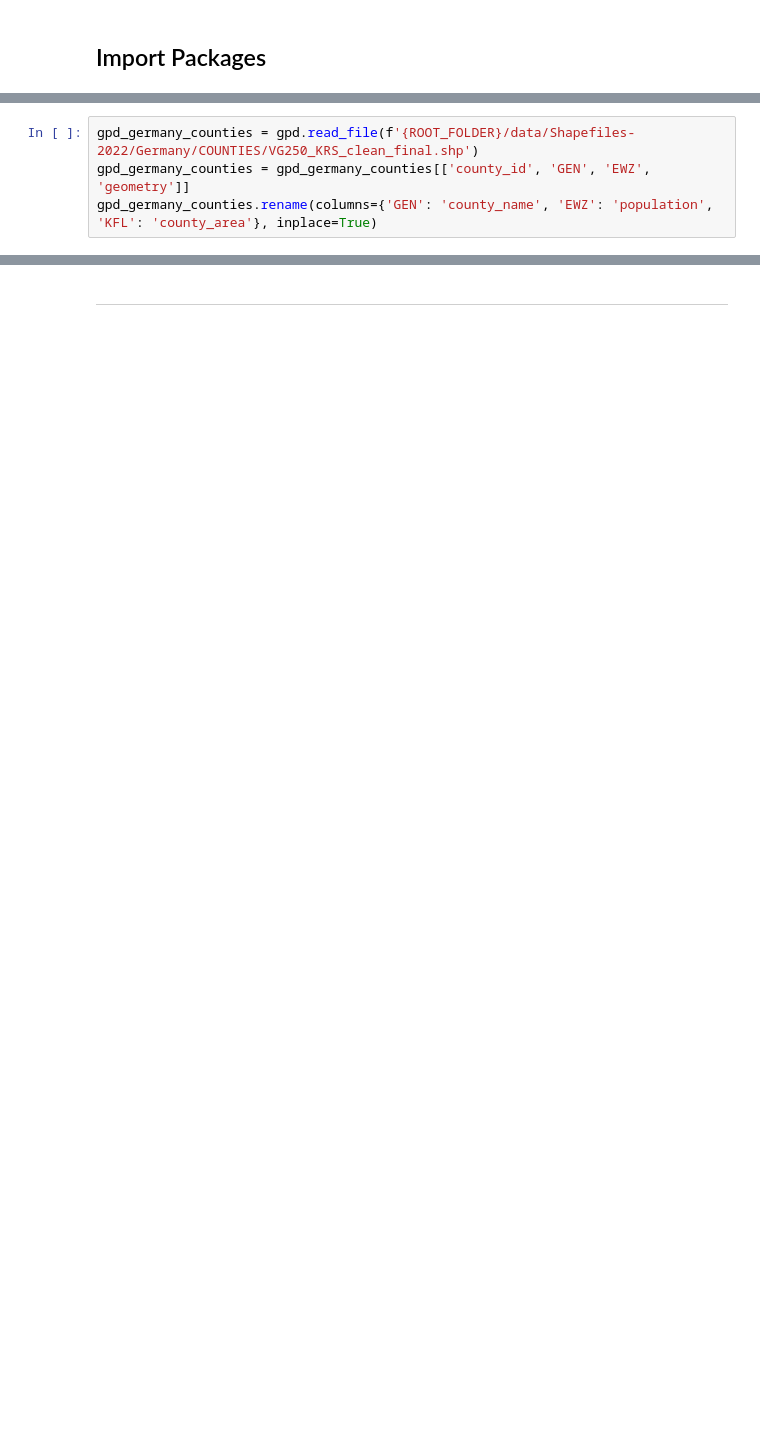
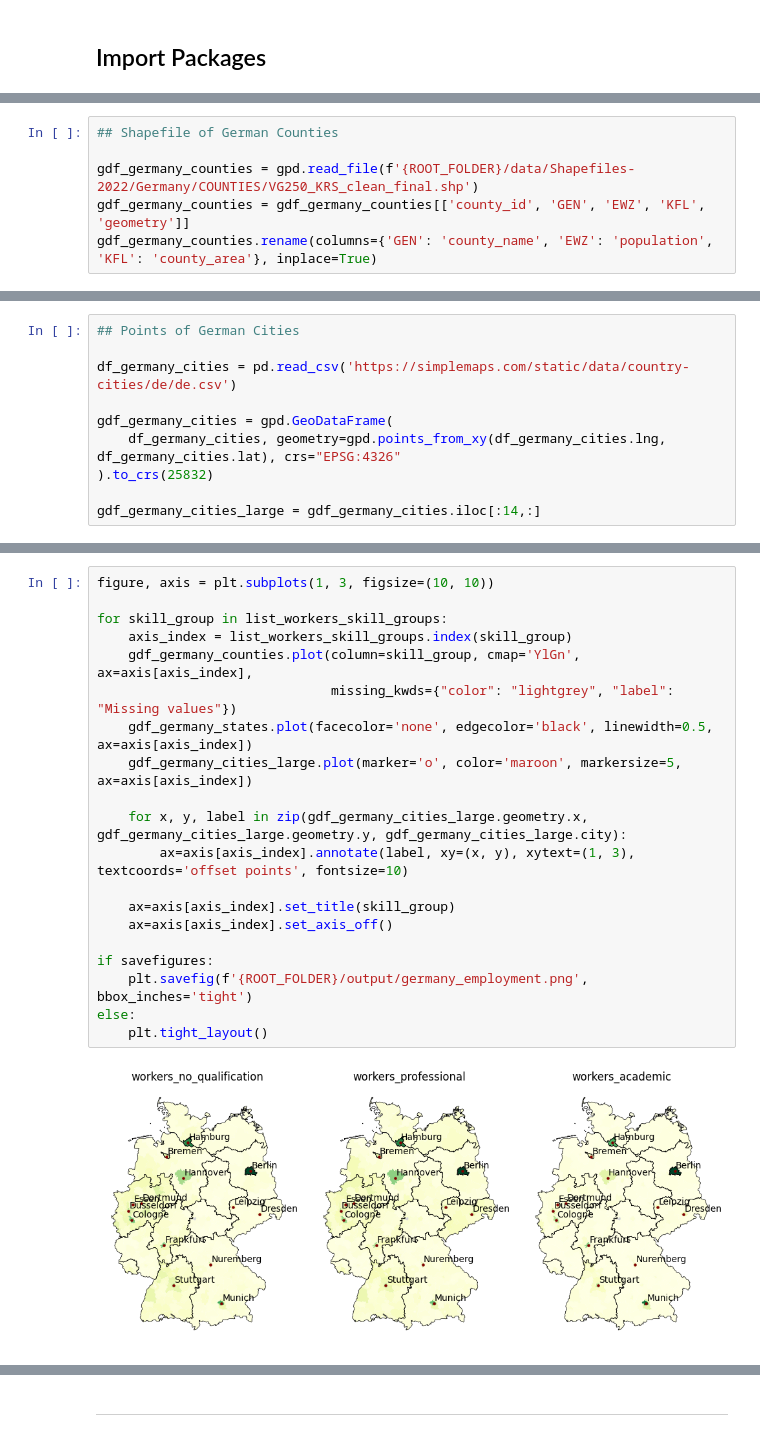
Before and after one commit to dbursy/qse_collaboration, a Jupyter notebook: notebooks/QSE_Tutorial_1_Group_2.ipynb, the cells around one changed output, grey strips where cells are left out. Drawn from its saved outputs; the diff is of its cells as text; blank space fills up the shorter version.

```diff
--- a/notebooks/QSE_Tutorial_1_Group_2.ipynb
+++ b/notebooks/QSE_Tutorial_1_Group_2.ipynb
@@ -66,4 +70,6 @@ Prepare wage and worker data at a county level (Kreise) from the Federal Employm
 # %%
-gpd_germany_counties = gpd.read_file(f'{ROOT_FOLDER}/data/Shapefiles-2022/Germany/COUNTIES/VG250_KRS_clean_final.shp')
-gpd_germany_counties = gpd_germany_counties[['county_id', 'GEN', 'EWZ', 'geometry']]
-gpd_germany_counties.rename(columns={'GEN': 'county_name', 'EWZ': 'population', 'KFL': 'county_area'}, inplace=True)
+## Shapefile of German Counties
+
+gdf_germany_counties = gpd.read_file(f'{ROOT_FOLDER}/data/Shapefiles-2022/Germany/COUNTIES/VG250_KRS_clean_final.shp')
+gdf_germany_counties = gdf_germany_counties[['county_id', 'GEN', 'EWZ', 'KFL', 'geometry']]
+gdf_germany_counties.rename(columns={'GEN': 'county_name', 'EWZ': 'population', 'KFL': 'county_area'}, inplace=True)
@@ -70 +92,11 @@ gpd_germany_counties.rename(columns={'GEN': 'county_name', 'EWZ': 'population',
+# %%
+## Points of German Cities
+
+df_germany_cities = pd.read_csv('https://simplemaps.com/static/data/country-cities/de/de.csv')
+
+gdf_germany_cities = gpd.GeoDataFrame(
+    df_germany_cities, geometry=gpd.points_from_xy(df_germany_cities.lng, df_germany_cities.lat), crs="EPSG:4326"
+).to_crs(25832)
+
+gdf_germany_cities_large = gdf_germany_cities.iloc[:14,:]
 # %%
@@ -136,0 +159,22 @@ plt.tight_layout()
+# %%
+figure, axis = plt.subplots(1, 3, figsize=(10, 10))
+
+for skill_group in list_workers_skill_groups:
+    axis_index = list_workers_skill_groups.index(skill_group)
+    gdf_germany_counties.plot(column=skill_group, cmap='YlGn', ax=axis[axis_index],
+                              missing_kwds={"color": "lightgrey", "label": "Missing values"})
+    gdf_germany_states.plot(facecolor='none', edgecolor='black', linewidth=0.5, ax=axis[axis_index])
+    gdf_germany_cities_large.plot(marker='o', color='maroon', markersize=5, ax=axis[axis_index])
+
+    for x, y, label in zip(gdf_germany_cities_large.geometry.x, gdf_germany_cities_large.geometry.y, gdf_germany_cities_large.city):
+        ax=axis[axis_index].annotate(label, xy=(x, y), xytext=(1, 3), textcoords='offset points', fontsize=10)
+
+    ax=axis[axis_index].set_title(skill_group)
+    ax=axis[axis_index].set_axis_off()
+
+if savefigures:
+    plt.savefig(f'{ROOT_FOLDER}/output/germany_employment.png', bbox_inches='tight')
+else:
+    plt.tight_layout()
+# %% [output]
+[figure, added]
```
Also changed, not shown: parts of 75 cells of this notebook, 1 other file.
